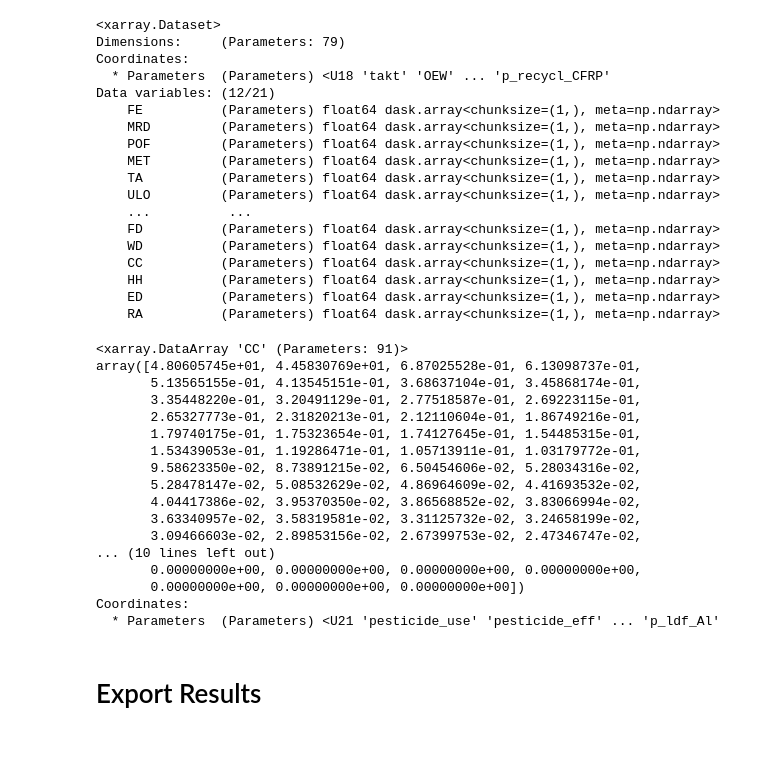
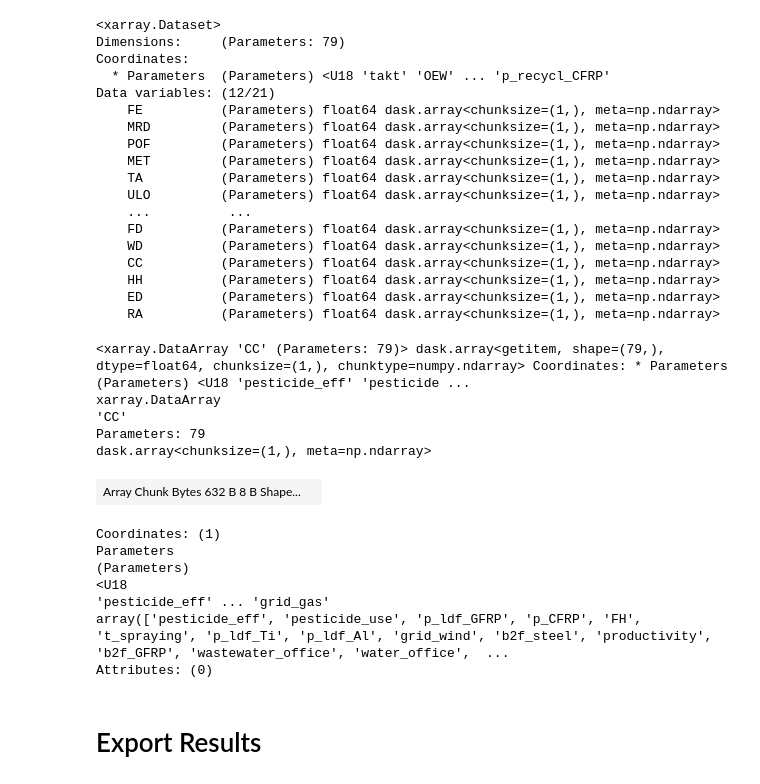
Before and after one commit to gparolin/AEco, a Jupyter notebook: Scripts/calc.ipynb, the cells around one changed output. Saved outputs shown, nothing was run; the diff lists cells and outputs as text; code cells hidden in the pictures; blank space fills up the shorter version.

```diff
--- a/Scripts/calc.ipynb
+++ b/Scripts/calc.ipynb
@@ -23,12 +23,12 @@ chunks = 100  #'auto'
 import os
 os.chdir("C:/Users/giparoli/Documents/Projetos/AEco")
 
-input_path = './Data/Iris_inputs.xlsx'
-input_sheet = 'Iris'
+input_path = './Data/Iris_inputs_v2.xlsx'
+input_sheet = 'Iris_AT'
 output_path = './Outputs/'+ input_sheet + '_outputs'
 database_path = './Data/database_Iris.xlsx'
 
-iterations = 10000
+iterations = 50000
 chunks = 100  #'auto'
 # %%
 from Tools_Iris import *
@@ -448,25 +457,21 @@ Data variables: (12/21)
     ED          (Parameters) float64 dask.array<chunksize=(1,), meta=np.ndarray>
     RA          (Parameters) float64 dask.array<chunksize=(1,), meta=np.ndarray>
 # %%
-aeco.CTV["CC"].sortby(aeco.CTV["CC"], ascending=False).compute()
+aeco.CTV["CC"].sortby(aeco.CTV["CC"], ascending=False)#.compute()
 # %% [output]
-<xarray.DataArray 'CC' (Parameters: 91)>
-array([4.80605745e+01, 4.45830769e+01, 6.87025528e-01, 6.13098737e-01,
-       5.13565155e-01, 4.13545151e-01, 3.68637104e-01, 3.45868174e-01,
-       3.35448220e-01, 3.20491129e-01, 2.77518587e-01, 2.69223115e-01,
-       2.65327773e-01, 2.31820213e-01, 2.12110604e-01, 1.86749216e-01,
-       1.79740175e-01, 1.75323654e-01, 1.74127645e-01, 1.54485315e-01,
-       1.53439053e-01, 1.19286471e-01, 1.05713911e-01, 1.03179772e-01,
-       9.58623350e-02, 8.73891215e-02, 6.50454606e-02, 5.28034316e-02,
-       5.28478147e-02, 5.08532629e-02, 4.86964609e-02, 4.41693532e-02,
-       4.04417386e-02, 3.95370350e-02, 3.86568852e-02, 3.83066994e-02,
-       3.63340957e-02, 3.58319581e-02, 3.31125732e-02, 3.24658199e-02,
-       3.09466603e-02, 2.89853156e-02, 2.67399753e-02, 2.47346747e-02,
-... (10 lines left out)
-       0.00000000e+00, 0.00000000e+00, 0.00000000e+00, 0.00000000e+00,
-       0.00000000e+00, 0.00000000e+00, 0.00000000e+00])
-Coordinates:
-  * Parameters  (Parameters) <U21 'pesticide_use' 'pesticide_eff' ... 'p_ldf_Al'
+<xarray.DataArray 'CC' (Parameters: 79)> dask.array<getitem, shape=(79,), dtype=float64, chunksize=(1,), chunktype=numpy.ndarray> Coordinates: * Parameters (Parameters) <U18 'pesticide_eff' 'pesticide ...
+xarray.DataArray
+'CC'
+Parameters: 79
+dask.array<chunksize=(1,), meta=np.ndarray>
+| Array Chunk Bytes 632 B 8 B Shape... |  |
+Coordinates: (1)
+Parameters
+(Parameters)
+<U18
+'pesticide_eff' ... 'grid_gas'
+array(['pesticide_eff', 'pesticide_use', 'p_ldf_GFRP', 'p_CFRP', 'FH', 't_spraying', 'p_ldf_Ti', 'p_ldf_Al', 'grid_wind', 'b2f_steel', 'productivity', 'b2f_GFRP', 'wastewater_office', 'water_office',  ...
+Attributes: (0)
 # %% [markdown]
 # Export Results
 # %% [markdown]
```
Also changed, not shown: parts of 8 cells of this notebook, 1 other file.
